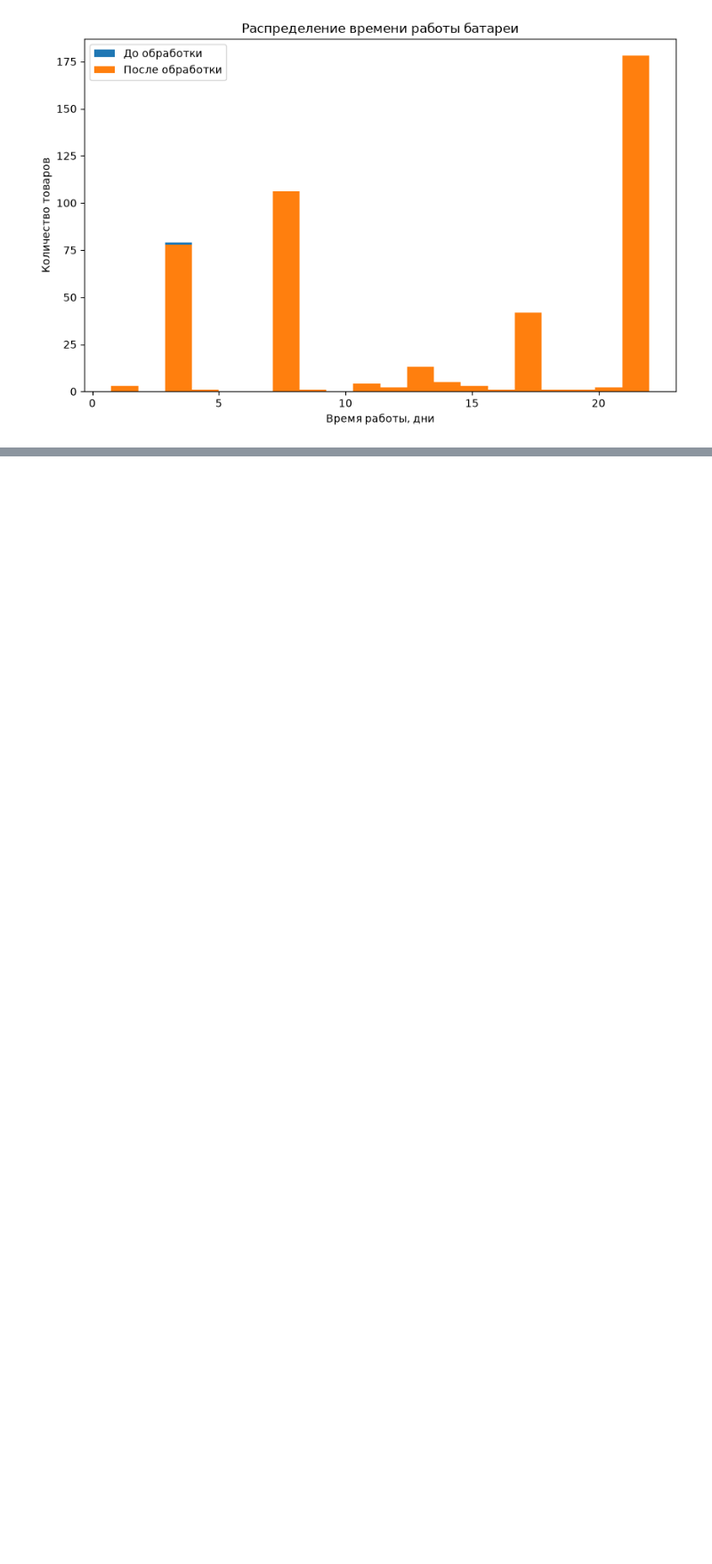
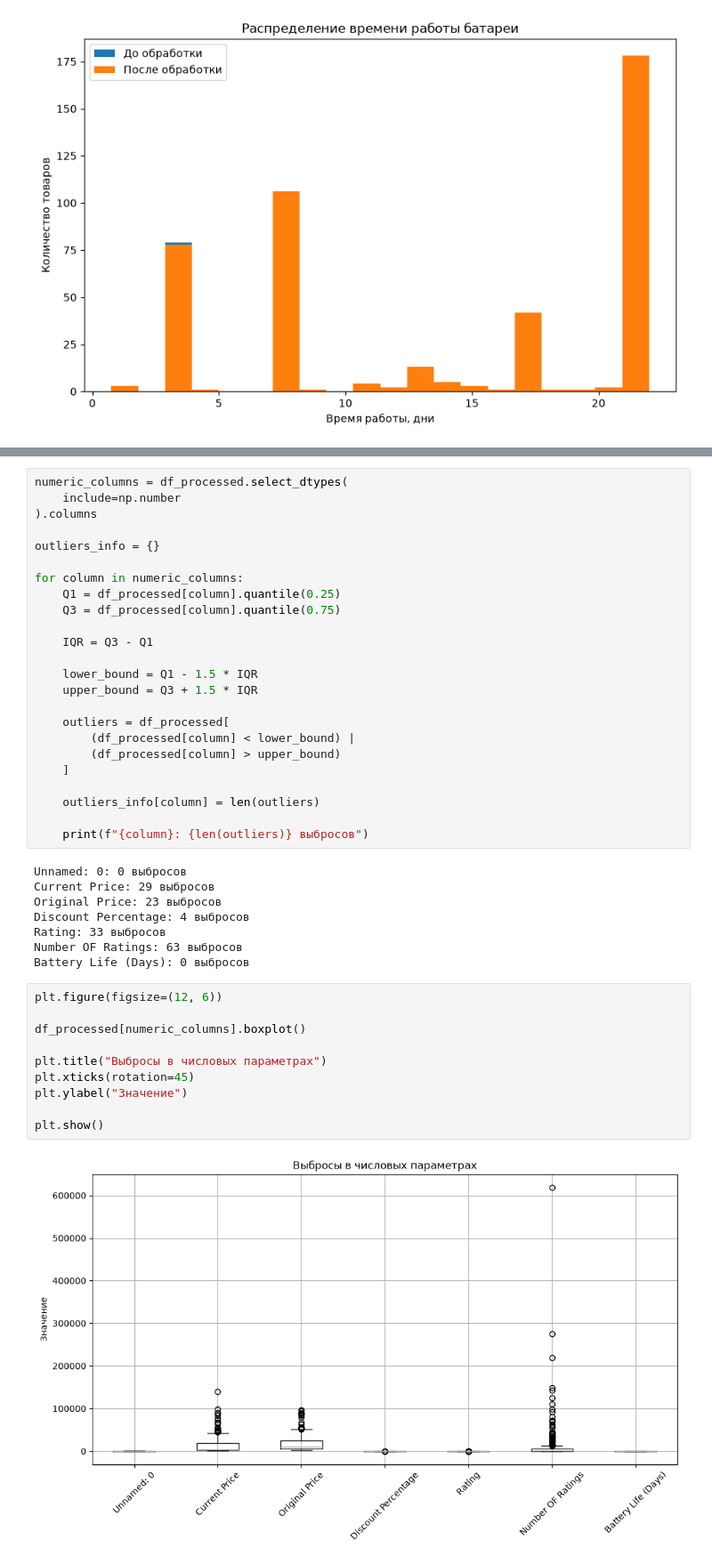
Before and after one commit to litvinasGH/BSTU, a Jupyter notebook: 4/1/Интеллектуальная обработка и анализ данных/2/main.ipynb, the cells around one changed output, grey strips where cells are left out. Shown at 89% size. Saved outputs shown, nothing was run; the diff lists cells and outputs as text; blank space fills up the shorter version.

```diff
--- a/4/1/Интеллектуальная обработка и анализ данных/2/main.ipynb
+++ b/4/1/Интеллектуальная обработка и анализ данных/2/main.ipynb
@@ -288,0 +336,44 @@ plt.show()
+# %%
+numeric_columns = df_processed.select_dtypes(
+    include=np.number
+).columns
+
+outliers_info = {}
+
+for column in numeric_columns:
+    Q1 = df_processed[column].quantile(0.25)
+    Q3 = df_processed[column].quantile(0.75)
+
+    IQR = Q3 - Q1
+
+    lower_bound = Q1 - 1.5 * IQR
+    upper_bound = Q3 + 1.5 * IQR
+
+    outliers = df_processed[
+        (df_processed[column] < lower_bound) |
+        (df_processed[column] > upper_bound)
+    ]
+
+    outliers_info[column] = len(outliers)
+
+    print(f"{column}: {len(outliers)} выбросов")
+# %% [output]
+Unnamed: 0: 0 выбросов
+Current Price: 29 выбросов
+Original Price: 23 выбросов
+Discount Percentage: 4 выбросов
+Rating: 33 выбросов
+Number OF Ratings: 63 выбросов
+Battery Life (Days): 0 выбросов
+# %%
+plt.figure(figsize=(12, 6))
+
+df_processed[numeric_columns].boxplot()
+
+plt.title("Выбросы в числовых параметрах")
+plt.xticks(rotation=45)
+plt.ylabel("Значение")
+
+plt.show()
+# %% [output]
+[figure, added]
```
Also changed, not shown: parts of 20 cells of this notebook, 1 other file.
